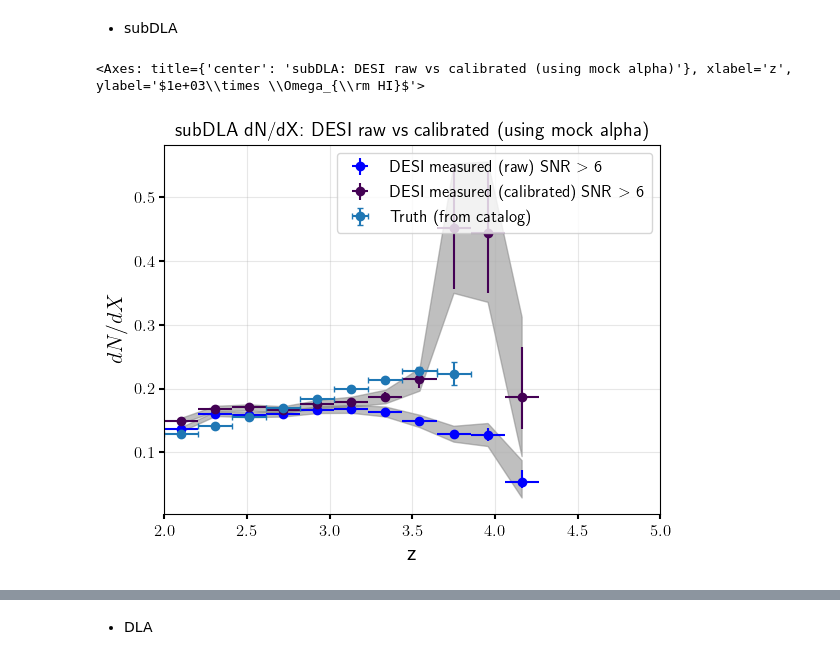
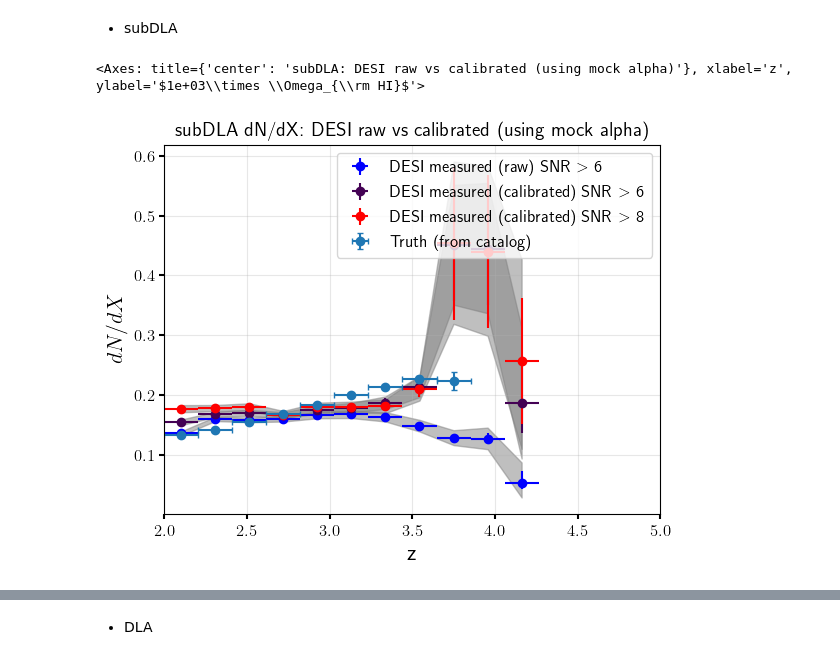
Before and after one commit to jibanCat/desi_gpy_dla_detection, a Jupyter notebook: notebooks/CDDF_dNdX_all.ipynb, the cells around one changed output, grey strips where cells are left out. Drawn from its saved outputs; the diff is of its cells as text; code cells hidden in the pictures.

```diff
--- a/notebooks/CDDF_dNdX_all.ipynb
+++ b/notebooks/CDDF_dNdX_all.ipynb
@@ -319,8 +339,16 @@ cddf_lls = compute_cddf_fN(
     dla_cat, qso_cat,
     zbins=zbins,
     logN_bins=logN_bins_lls,
-    zmin=2.0,
-    v_prox_kms=3000.0,
+    # search-window settings
+    zmin=2.15,                 # do not hard-code 2.0 as the only lower limit
+    zmax_global=None,
+    v_prox_kms=3000.0,         # proximity cut
+    absorber_rest=1215.67,     # z_DLA defined using Lyα
+    blue_limit_mode="max",     # use max of all lower-bound cuts
+    blue_rest=1025.72,         # Lyβ blue cutoff
+    lambda_obs_min=3600.0,     # DESI blue wavelength cutoff
+    lambda_obs_max=None,
+
     Omega_m=0.279,
     logNHImin=17.2, logNHImax=22,  # truncate to LLS
     assume_logNHI=True,
@@ -1631,6 +1754,35 @@ omega95_sub = np.full((N, 2), fill_value=np.nan)
     omega95_sub[:, 1],
 ) = omega_all
 
+# ------------- SNR > 8 -------------
+subdir = "/Users/jibanmac/Documents/GitHub/desi_gpy_dla_detection_public/cddf_all/dla_cddf_20260107/desi_snr8.0_zqsos_2.15-5.0_dla_5.5_occam_1.0_dla_model_1_zminlyb_22.0_minobswave_3700.0_bins_5_lnhi_17.2-22.0_lnhi_dndx_19.0-20.3_z_dla_cddf_min_1.0_z_dla_dndx_min_2.0/"
+
+# dN/dX: Fiducial
+dndx_all = np.loadtxt(os.path.join(subdir, "dndx_all.txt"))
+(_, N) = dndx_all.shape
+dndx68_sub_highsnr = np.full((N, 2), fill_value=np.nan)
+dndx95_sub_highsnr = np.full((N, 2), fill_value=np.nan)
+(
+    z_cent_sub_highsnr,
+    dNdX_sub_highsnr,
+    dndx68_sub_highsnr[:, 0],
+    dndx68_sub_highsnr[:, 1],
+    dndx95_sub_highsnr[:, 0],
+    dndx95_sub_highsnr[:, 1],
+) = dndx_all
+
+# OmegaHI
+omega_all = np.loadtxt(os.path.join(subdir, "omega_dla_all.txt"))
+omega68_sub_highsnr = np.full((N, 2), fill_value=np.nan)
+omega95_sub_highsnr = np.full((N, 2), fill_value=np.nan )
+(
+    z_cent_omega_sub_highsnr,
+    omega_hi_sub_highsnr,
+    omega68_sub_highsnr[:, 0],
+    omega68_sub_highsnr[:, 1],
+    omega95_sub_highsnr[:, 0],  omega95_sub_highsnr[:, 1],
+) = omega_all
+
 # ------------------------------------------------------------
 # 2) Apply calibration alpha(z) from mocks to REAL measurement
 # ------------------------------------------------------------
@@ -1662,6 +1814,31 @@ corr_omega_sub = apply_alpha_to_omegahi_real(
 omega68_corr_sub = np.column_stack([corr_omega_sub["y68_low_corr"], corr_omega_sub["y68_high_corr"]])
 omega95_corr_sub = np.column_stack([corr_omega_sub["y95_low_corr"], corr_omega_sub["y95_high_corr"]])
 
+# ----------- SNR > 8 -----------
+corr_real_sub_highsnr = apply_alpha_to_dndx_bounds(
+    z_cent=z_cent_sub_highsnr,
+    y=dNdX_sub_highsnr,
+    y68_low=dndx68_sub_highsnr[:, 0], y68_high=dndx68_sub_highsnr[:, 1],
+    y95_low=dndx95_sub_highsnr[:, 0], y95_high=dndx95_sub_highsnr[:, 1],
+    cal=cal_highsnr_sub,
+    include_alpha_uncertainty=True,
+    clip_alpha=None,
+)
+dndx68_corr_sub_highsnr = np.column_stack([corr_real_sub_highsnr["y68_low_corr"], corr_real_sub_highsnr["y68_high_corr"]])
+dndx95_corr_sub_highsnr = np.column_stack([corr_real_sub_highsnr["y95_low_corr"], corr_real_sub_highsnr["y95_high_corr"]])
+
+corr_omega_sub_highsnr = apply_alpha_to_omegahi_real(
+    z_cent=z_cent_omega_sub_highsnr,
+    omega=omega_hi_sub_highsnr * 1e-3,  # scale to match plot_omega_hi y-axis
+    omega68_low=omega68_sub_highsnr[:, 0], omega68_high=omega68_sub_highsnr[:, 1],
+    omega95_low=omega95_sub_highsnr[:, 0], omega95_high=omega95_sub_highsnr[:, 1],
+    cal_omega=cal_omega_highsnr_sub,
+    include_alpha_uncertainty=True,
+    clip_alpha=None,
+)
+omega68_corr_sub_highsnr = np.column_stack([corr_omega_sub_highsnr["y68_low_corr"], corr_omega_sub_highsnr["y68_high_corr"]])
+omega95_corr_sub_highsnr = np.column_stack([corr_omega_sub_highsnr["y95_low_corr"], corr_omega_sub_highsnr["y95_high_corr"]])
+
 # ------------------------------------------------------------
 # 3) Plot: raw vs calibrated (bounds-style)
 # ------------------------------------------------------------
@@ -1677,6 +1854,13 @@ plot_line_density(
 plot_line_density(
     corr_real_sub["z_cent"], corr_real_sub["y_corr"], dndx68_corr_sub, dndx95_corr_sub,
     color=c_flatirons, label="DESI measured (calibrated) SNR $>$ 6",
+    zmin=2, zmax=5,
+    use_zcent_for_xerr=True,
+)
+
+plot_line_density(
+    corr_real_sub_highsnr["z_cent"], corr_real_sub_highsnr["y_corr"], dndx68_corr_sub_highsnr, dndx95_corr_sub_highsnr,
+    color="red", label="DESI measured (calibrated) SNR $>$ 8",
     zmin=2, zmax=5,
     use_zcent_for_xerr=True,
 )
@@ -1721,31 +1905,44 @@ plot_omega_dla(
     label="DESI measured (raw) SNR $>$ 6",
     bins_per_z=5,
     zmin=2,
     zmax=4,
     ylabel=r"$10^3 \times \Omega_\mathrm{HI}$",
 )
 plot_omega_dla(
     corr_omega_sub["z_cent"],
     corr_omega_sub["y_corr"] * 1e3,  # scale to match plot_omega_hi y-axis
     omega68_corr_sub,
     omega95_corr_sub,
     color=c_flatirons,
     label="DESI measured (calibrated) SNR $>$ 6",
     bins_per_z=5,
     zmin=2,
     zmax=4,
     ylabel=r"$10^3 \times \Omega_\mathrm{HI}$",
 )
 
+plot_omega_dla(
+    corr_omega_sub_highsnr["z_cent"],
+    corr_omega_sub_highsnr["y_corr"] * 1e3,  # scale to match plot_omega_hi y-axis
+    omega68_corr_sub_highsnr,
+    omega95_corr_sub_highsnr,
+    color="red",
+    label="DESI measured (calibrated) SNR $>$ 8",
+    bins_per_z=5,
+    zmin=2,
+    zmax=4,
+    ylabel=r"$10^3 \times \Omega_\mathrm{HI}$",
+)
+
 ax.set_title("subDLA: DESI raw vs calibrated (using mock alpha)")
 # truth (from catalog)
 plot_omega_hi_scaled(
     out_omega_subdla,
     ax=ax,
     label="Truth (from catalog)",
     scale=1e3,
     show=False,
 )
 # %% [output]
 <Axes: title={'center': 'subDLA: DESI raw vs calibrated (using mock alpha)'}, xlabel='z', ylabel='$1e+03\\times \\Omega_{\\rm HI}$'>
-[figure, old version]
+[figure, new version]
```
Also changed, not shown: parts of 24 cells of this notebook, 4 other files.
